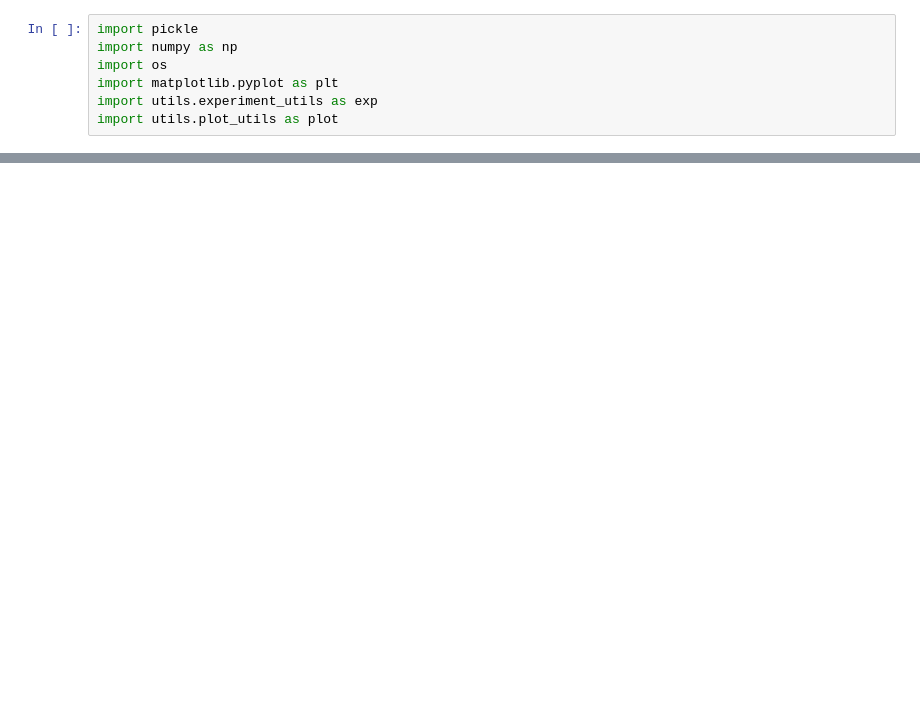
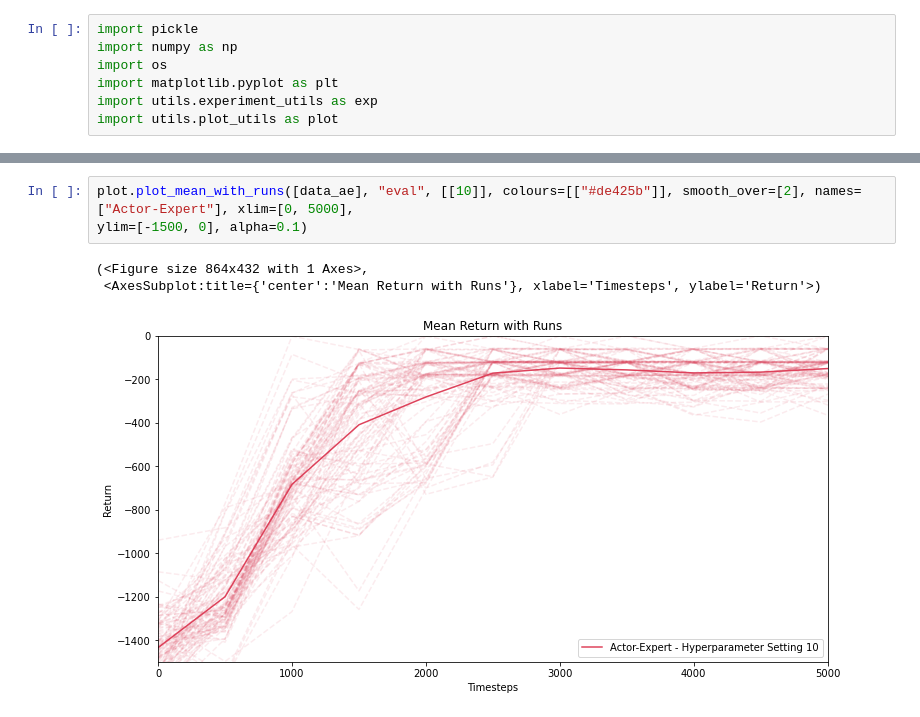
Before and after one commit to samuelfneumann/RLControl, a Jupyter notebook: plots.ipynb, the cells around one changed output, grey strips where cells are left out. Saved outputs shown, nothing was run; the diff lists cells and outputs as text; blank space fills up the shorter version.

```diff
--- a/plots.ipynb
+++ b/plots.ipynb
@@ -56,0 +60,7 @@ plot.hyperparam_sensitivity_plot_by_settings_index(data, "eval", "pi_lr", 9)
+# %%
+plot.plot_mean_with_runs([data_ae], "eval", [[10]], colours=[["#de425b"]], smooth_over=[2], names=["Actor-Expert"], xlim=[0, 5000],
+ylim=[-1500, 0], alpha=0.1)
+# %% [output]
+(<Figure size 864x432 with 1 Axes>,
+ <AxesSubplot:title={'center':'Mean Return with Runs'}, xlabel='Timesteps', ylabel='Return'>)
+[figure, added]
```
Also changed, not shown: parts of 13 cells of this notebook, 2 other files.
